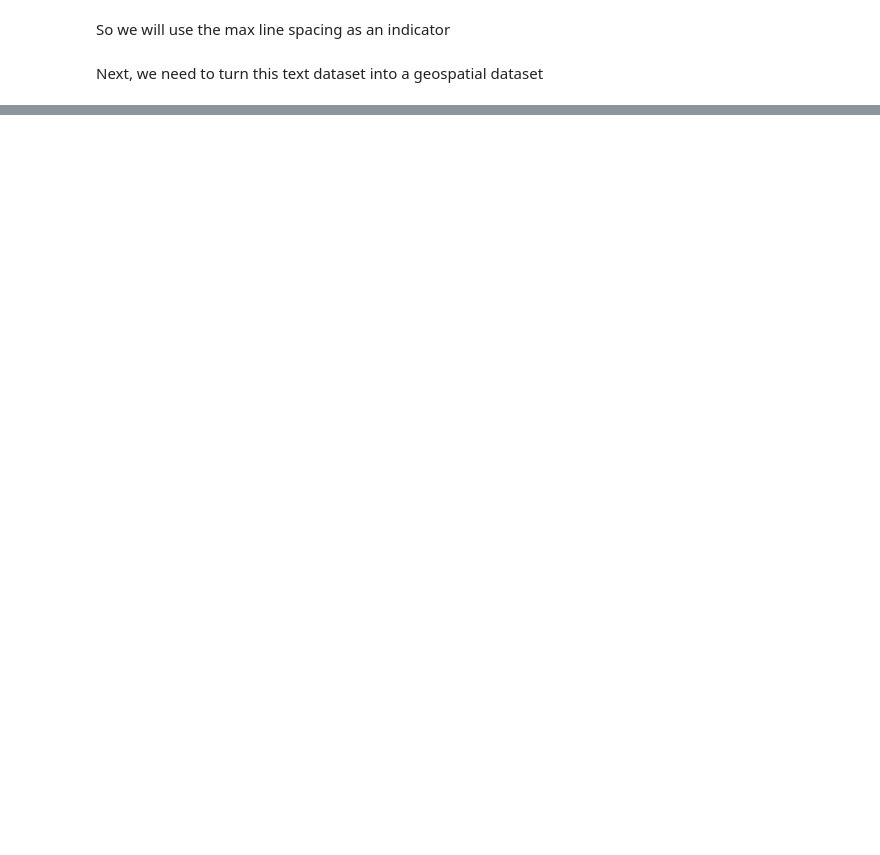
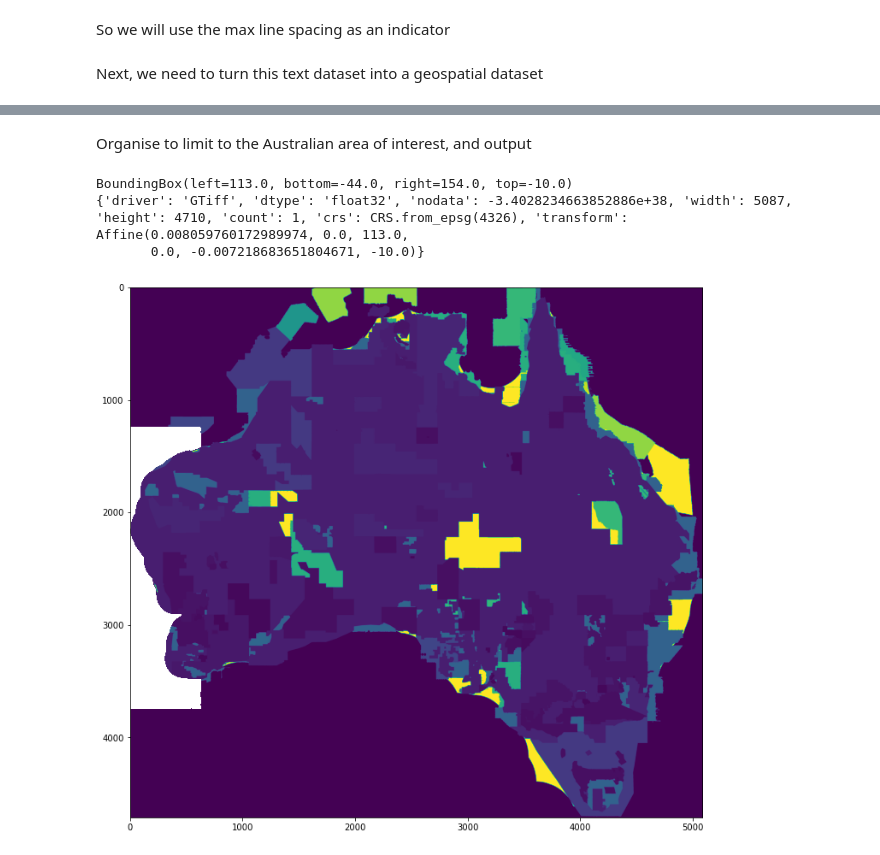
Before and after one commit to RichardScottOZ/Geoscience-Data-Quality-for-Machine-Learning, a Jupyter notebook: Magnetic-Survey-Quality.ipynb, the cells around one changed output, grey strips where cells are left out. Cells and saved outputs as stored; diff of their text form; code cells hidden in the pictures; blank space fills up the shorter version.

```diff
--- a/Magnetic-Survey-Quality.ipynb
+++ b/Magnetic-Survey-Quality.ipynb
@@ -84,0 +117,5 @@ Next, we need to turn this text dataset into a geospatial dataset
+# %%
+#set crs
+gdf.crs = "EPSG:4283"
+# %%
+gdf = gdf.to_crs("EPSG:4326")
@@ -84,0 +138,2 @@ Next, we need to turn this text dataset into a geospatial dataset
+# %%
+gdf.sort_values(by='max_line_spacing_m', inplace=True, ascending=False)
@@ -84,0 +174,32 @@ Next, we need to turn this text dataset into a geospatial dataset
+# %% [markdown]
+Organise to limit to the Australian area of interest, and output
+# %%
+from rasterio.features import rasterize
+col = 'max_line_spacing_m'
+with rasterio.open(r'model_raster.tif') as src:
+    print(src.bounds)
+    print(src.meta)
+    shapes = ((geom,value) for geom, value in zip(gdf.geometry, gdf[col]))
+
+    varray = rasterize(shapes,
+                   out_shape=(src.height, src.width),
+                   transform=src.transform,
+                   all_touched=True,
+                   dtype='float32')
+
+    with rasterio.open('mag_surveys_line_quality.tif', 'w', **src.meta) as dst:
+        dst.write(varray, indexes=1)
+# %% [output]
+BoundingBox(left=113.0, bottom=-44.0, right=154.0, top=-10.0)
+{'driver': 'GTiff', 'dtype': 'float32', 'nodata': -3.4028234663852886e+38, 'width': 5087, 'height': 4710, 'count': 1, 'crs': CRS.from_epsg(4326), 'transform': Affine(0.008059760172989974, 0.0, 113.0,
+       0.0, -0.007218683651804671, -10.0)}
+# %%
+#clip to 4800 to remove influence of the outlier
+
+from rasterio.plot import show, show_hist
+from matplotlib import pyplot
+pyplot.figure(figsize=(12,12))
+pyplot.imshow(varray.clip(max=4800), cmap="viridis")
+pyplot.show()
+# %% [output]
+[figure, added]
```
Also changed, not shown: parts of 21 cells of this notebook, 1 other file.
